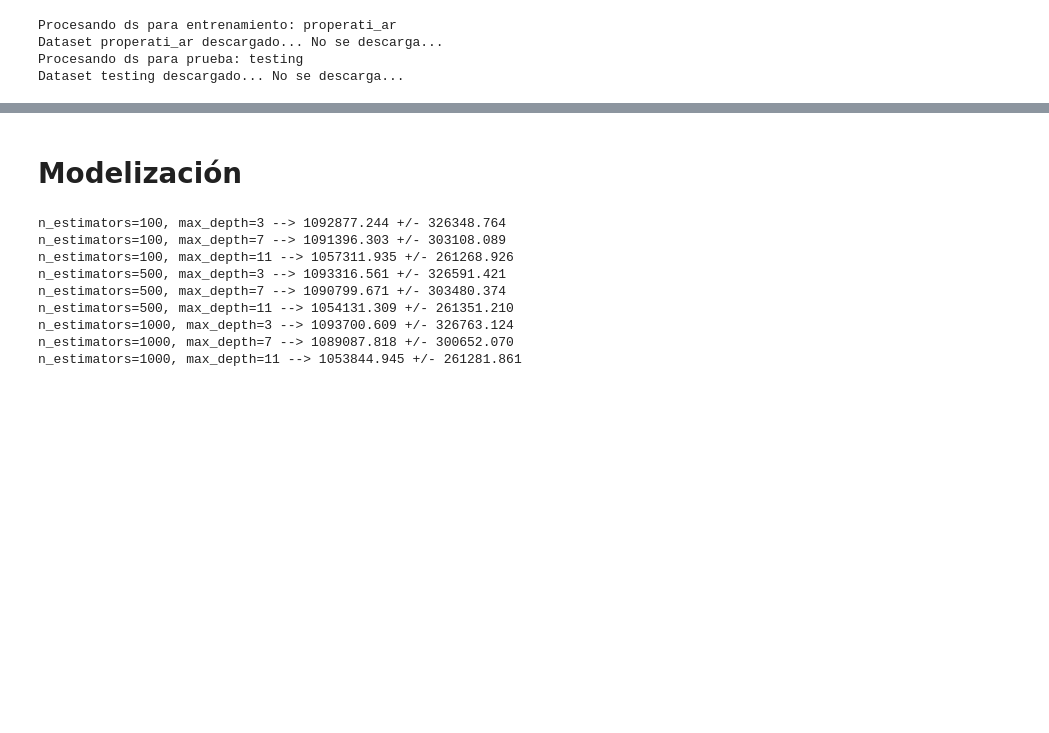
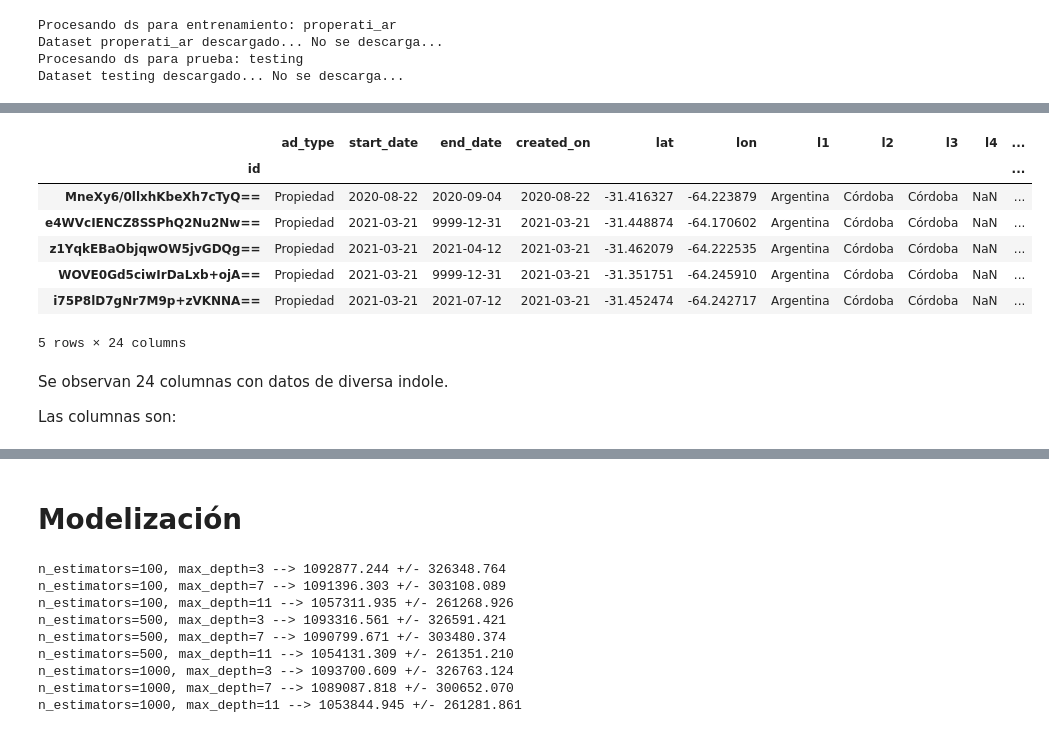
Before and after one commit to tomasdelvechio/precio-propiedades-md-2022, a Jupyter notebook: prediccion-precios-2022-md.ipynb, the cells around one changed output, grey strips where cells are left out. Saved outputs shown, nothing was run; the diff lists cells and outputs as text; code cells hidden in the pictures; blank space fills up the shorter version.

```diff
--- a/prediccion-precios-2022-md.ipynb
+++ b/prediccion-precios-2022-md.ipynb
@@ -17,0 +14,6 @@ EJECUTA_COLAB = 'google.colab' in sys.modules
+# %%
+# No tocar
+EJECUTA_COLAB = 'google.colab' in sys.modules
+ENTORNO_DESARROLLO = "Desarrollo"
+ENTORNO_PRUEBA = "Prueba"
+ENTORNO_PRODUCCION = "Produccion"
@@ -124,0 +141,15 @@ df.shape
+# %%
+df_entrenamiento_inicial.head()
+# %% [output]
+|  | ad_type | start_date | end_date | created_on | lat | lon | l1 | l2 | l3 | l4 | ... |
+| id |  |  |  |  |  |  |  |  |  |  | ... |
+| MneXy6/0llxhKbeXh7cTyQ== | Propiedad | 2020-08-22 | 2020-09-04 | 2020-08-22 | -31.416327 | -64.223879 | Argentina | Córdoba | Córdoba | NaN | ... |
+| e4WVcIENCZ8SSPhQ2Nu2Nw== | Propiedad | 2021-03-21 | 9999-12-31 | 2021-03-21 | -31.448874 | -64.170602 | Argentina | Córdoba | Córdoba | NaN | ... |
+| z1YqkEBaObjqwOW5jvGDQg== | Propiedad | 2021-03-21 | 2021-04-12 | 2021-03-21 | -31.462079 | -64.222535 | Argentina | Córdoba | Córdoba | NaN | ... |
+| WOVE0Gd5ciwIrDaLxb+ojA== | Propiedad | 2021-03-21 | 9999-12-31 | 2021-03-21 | -31.351751 | -64.245910 | Argentina | Córdoba | Córdoba | NaN | ... |
+| i75P8lD7gNr7M9p+zVKNNA== | Propiedad | 2021-03-21 | 2021-07-12 | 2021-03-21 | -31.452474 | -64.242717 | Argentina | Córdoba | Córdoba | NaN | ... |
+5 rows × 24 columns
+# %% [markdown]
+Se observan 24 columnas con datos de diversa indole.
+
+Las columnas son:
```
Also changed, not shown: parts of 37 cells of this notebook, 2 other files.
